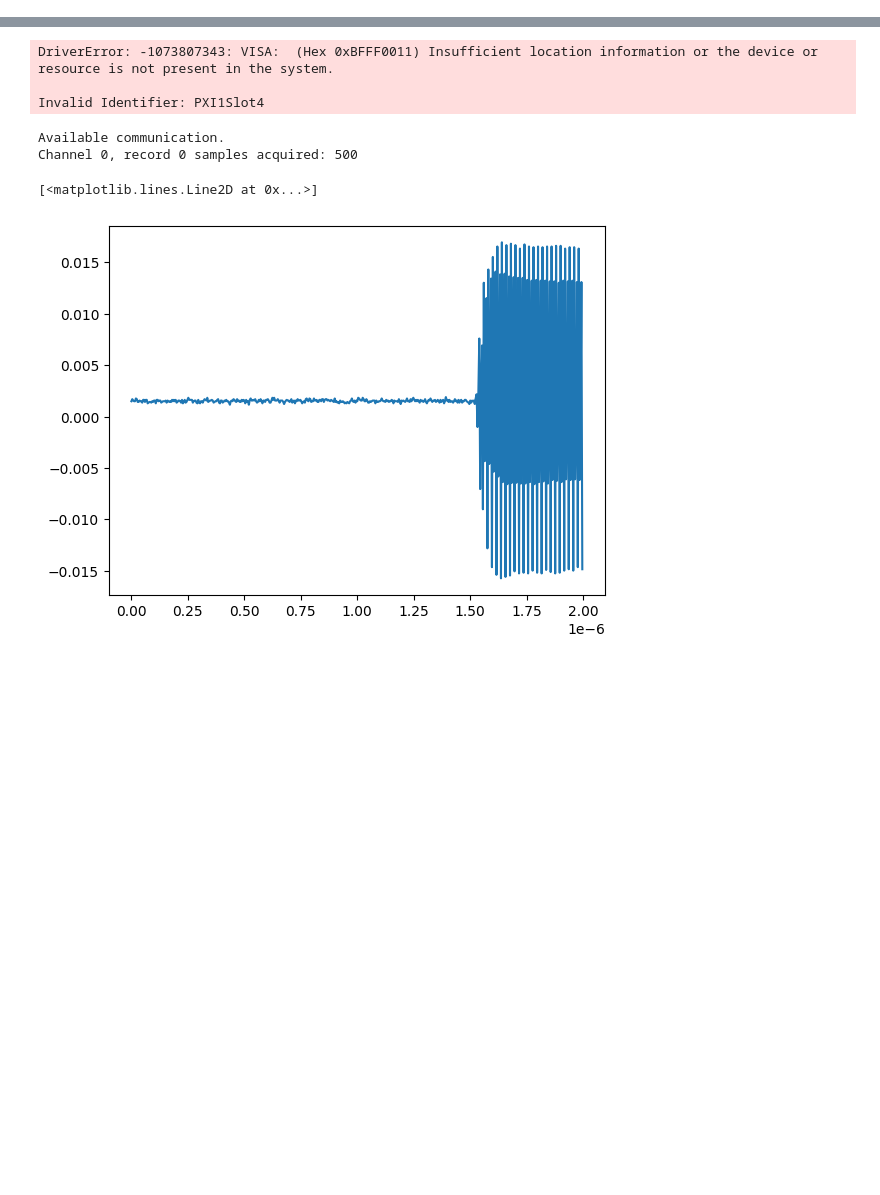
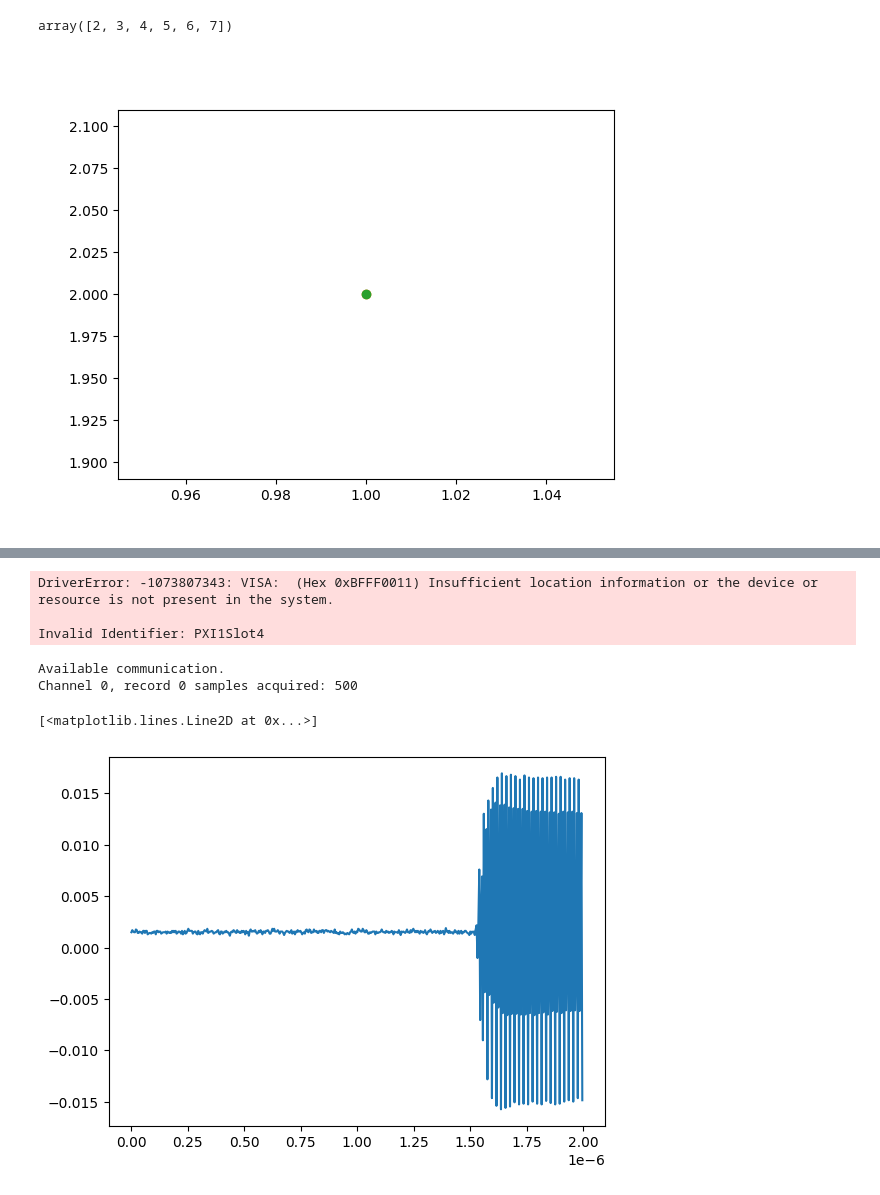
Before and after one commit to biqute/QTLab2324, a Jupyter notebook: PAandQubit/Instruments/Acquisition_Card/card.ipynb, the cells around one changed output, grey strips where cells are left out. Drawn from its saved outputs; the diff is of its cells as text; code cells hidden in the pictures; blank space fills up the shorter version.

```diff
--- a/PAandQubit/Instruments/Acquisition_Card/card.ipynb
+++ b/PAandQubit/Instruments/Acquisition_Card/card.ipynb
@@ -24,3 +65,13 @@ Channel 0, record 0 samples acquired: 1,000
+# %%
+p = np.arange(10)
+p[2:-2]
+# %% [output]
+array([2, 3, 4, 5, 6, 7])
+# %%
+plt.plot(1,2, marker = 'o', linewidth = 10)
+plt.show()
+# %% [output]
+[figure, added]
 # %%
 sGen.pul_exe_sing_trig() # DA TESTARE
 # %%
```
Also changed, not shown: parts of 5 cells of this notebook, 6 other files.
